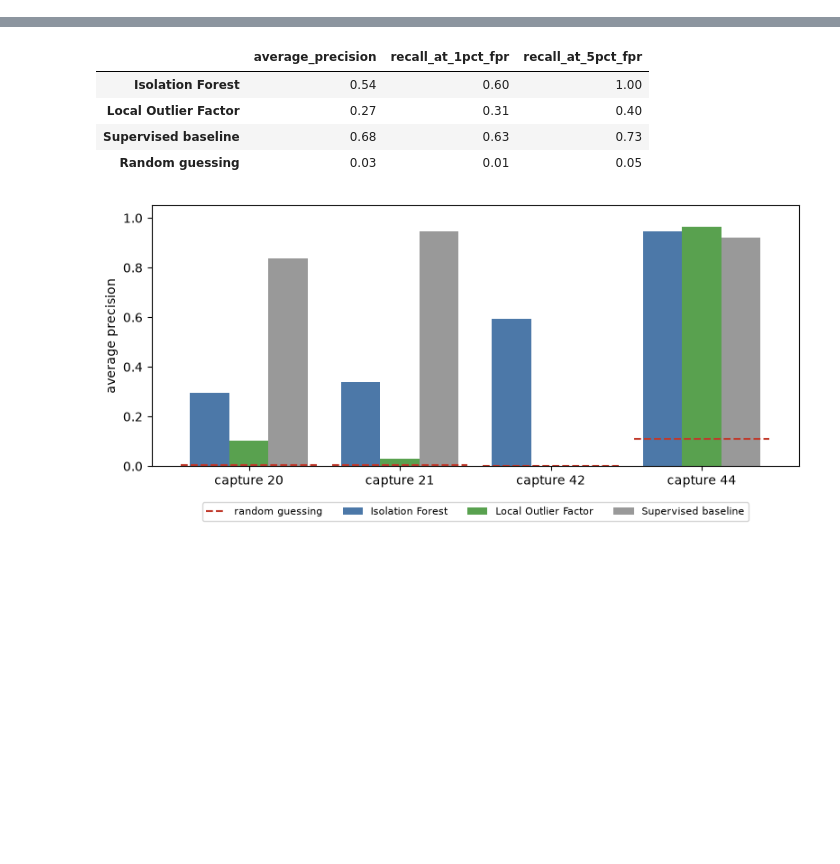
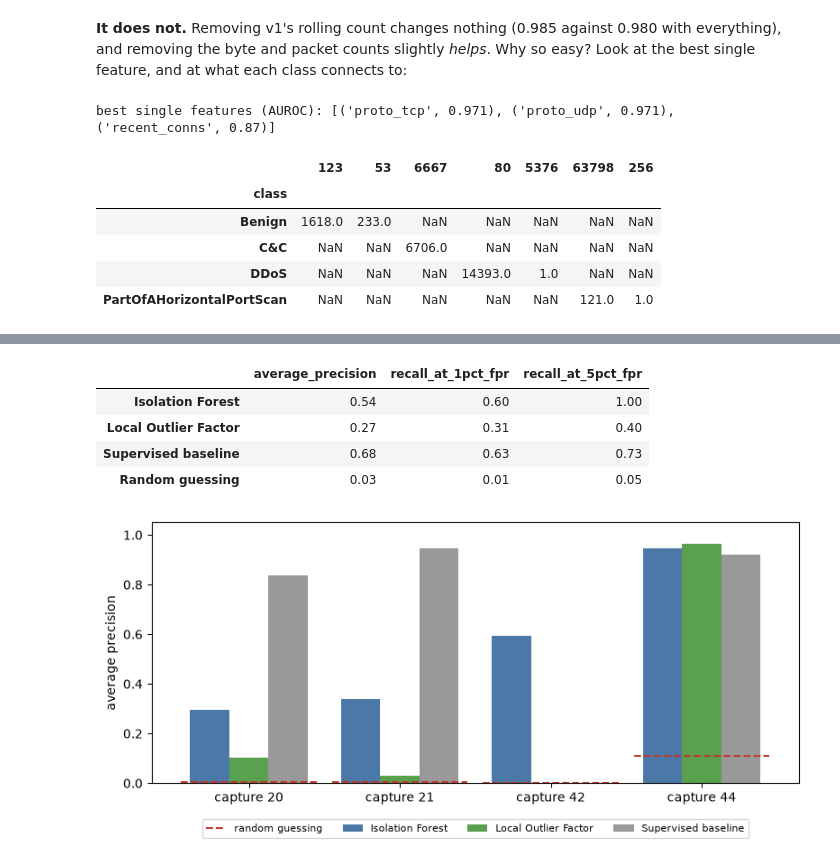
Before and after one commit to G-Eskayo/ML_unsupervised_learning-anomaly-detection-project, a Jupyter notebook: anomaly_detection_v2.ipynb, the cells around one changed output, grey strips where cells are left out. Cells and saved outputs as stored; diff of their text form; code cells hidden in the pictures; blank space fills up the shorter version.

```diff
--- a/anomaly_detection_v2.ipynb
+++ b/anomaly_detection_v2.ipynb
@@ -142,0 +193,14 @@ Every mostly-benign capture held out in turn, three methods:
+# %% [markdown]
+**It does not.** Removing v1's rolling count changes nothing (0.985 against 0.980 with everything), and removing the byte and
+packet counts slightly *helps*. Why so easy? Look at the best single feature, and at what each class connects to:
+# %%
+print("best single features (AUROC):", [(f["feature"], round(f["auroc"], 3)) for f in A["best_single_features"][:3]])
+pd.DataFrame(A["top_destination_ports"]).T.rename_axis("class")
+# %% [output]
+best single features (AUROC): [('proto_tcp', 0.971), ('proto_udp', 0.971), ('recent_conns', 0.87)]
+|  | 123 | 53 | 6667 | 80 | 5376 | 63798 | 256 |
+| class |  |  |  |  |  |  |  |
+| Benign | 1618.0 | 233.0 | NaN | NaN | NaN | NaN | NaN |
+| C&C | NaN | NaN | 6706.0 | NaN | NaN | NaN | NaN |
+| DDoS | NaN | NaN | NaN | 14393.0 | 1.0 | NaN | NaN |
+| PartOfAHorizontalPortScan | NaN | NaN | NaN | NaN | NaN | 121.0 | 1.0 |
```
Also changed, not shown: parts of 47 cells of this notebook, 9 other files.
